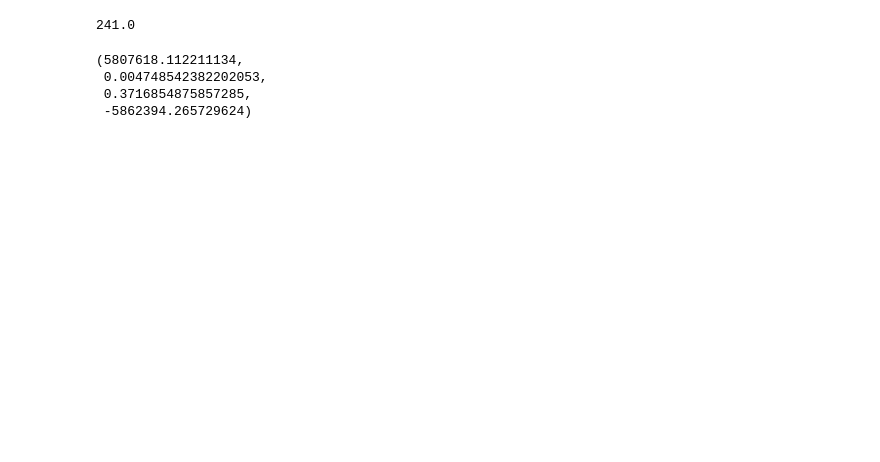
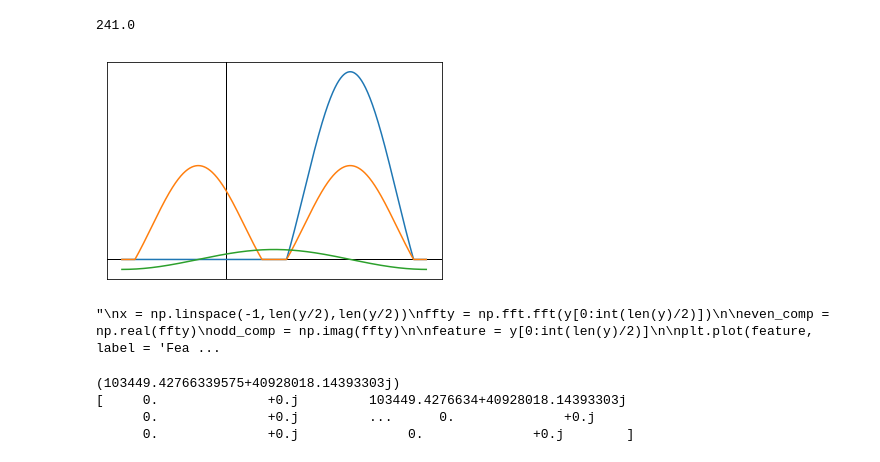
Before and after one commit to everettvacek/rotationCenter, a Jupyter notebook: Detector_shifting.ipynb, the cells around one changed output. Saved outputs shown, nothing was run; the diff lists cells and outputs as text; code cells hidden in the pictures; blank space fills up the shorter version.

```diff
--- a/Detector_shifting.ipynb
+++ b/Detector_shifting.ipynb
@@ -301,10 +262,52 @@ np.min((np.random.poisson(lam=25, size=sinogram.shape) - 10) / 255.)
 sinogram.shape[0]/2
 # %% [output]
 241.0
-# %%
-est_amp2, est_freq2, est_phase2, est_mean2
-# %% [output]
-(5807618.112211134,
- 0.004748542382202053,
- 0.3716854875857285,
- -5862394.265729624)
+# %%
+y = np.load('rowsum.npy')[::-1]
+x = np.linspace(0,len(y),len(y))
+ffty = np.fft.fft(y)
+
+odd_comp = np.zeros(ffty.shape)+0.j
+even_comp = np.real(ffty)
+#odd_comp = np.imag(ffty)
+odd_comp[1] = ffty[1]
+
+
+plt.axvline(x=350, color='black', linewidth=1)
+plt.axhline(y=0, color = 'black', linewidth=1)
+plt.plot(y, label = 'Feature')
+plt.plot(np.real(np.fft.ifft(even_comp)), label = 'Even Component')
+plt.plot(-np.imag(np.fft.ifft(odd_comp)), label = 'Odd Component')
+plt.yticks([])
+plt.xticks([])
+#plt.legend()
+plt.show()
+
+
+
+'''
+x = np.linspace(-1,len(y/2),len(y/2))
+ffty = np.fft.fft(y[0:int(len(y)/2)])
+
+even_comp = np.real(ffty)
+odd_comp = np.imag(ffty)
+
+feature = y[0:int(len(y)/2)]
+
+plt.plot(feature, label = 'Feature')
+plt.plot(np.real(np.fft.ifft(even_comp)), label = 'Even Component')
+plt.plot(-np.imag(np.fft.ifft(odd_comp)), label = 'Odd Component')
+plt.legend()
+plt.show()
+'''
+# %% [output]
+[figure, added]
+"\nx = np.linspace(-1,len(y/2),len(y/2))\nffty = np.fft.fft(y[0:int(len(y)/2)])\n\neven_comp = np.real(ffty)\nodd_comp = np.imag(ffty)\n\nfeature = y[0:int(len(y)/2)]\n\nplt.plot(feature, label = 'Fea ...
+# %%
+print(np.sum(odd_comp))
+print(odd_comp)
+# %% [output]
+(103449.42766339575+40928018.14393303j)
+[     0.              +0.j         103449.4276634+40928018.14393303j
+      0.              +0.j         ...      0.              +0.j
+      0.              +0.j              0.              +0.j        ]
```
Also changed, not shown: parts of 13 cells of this notebook, 2 other files.
